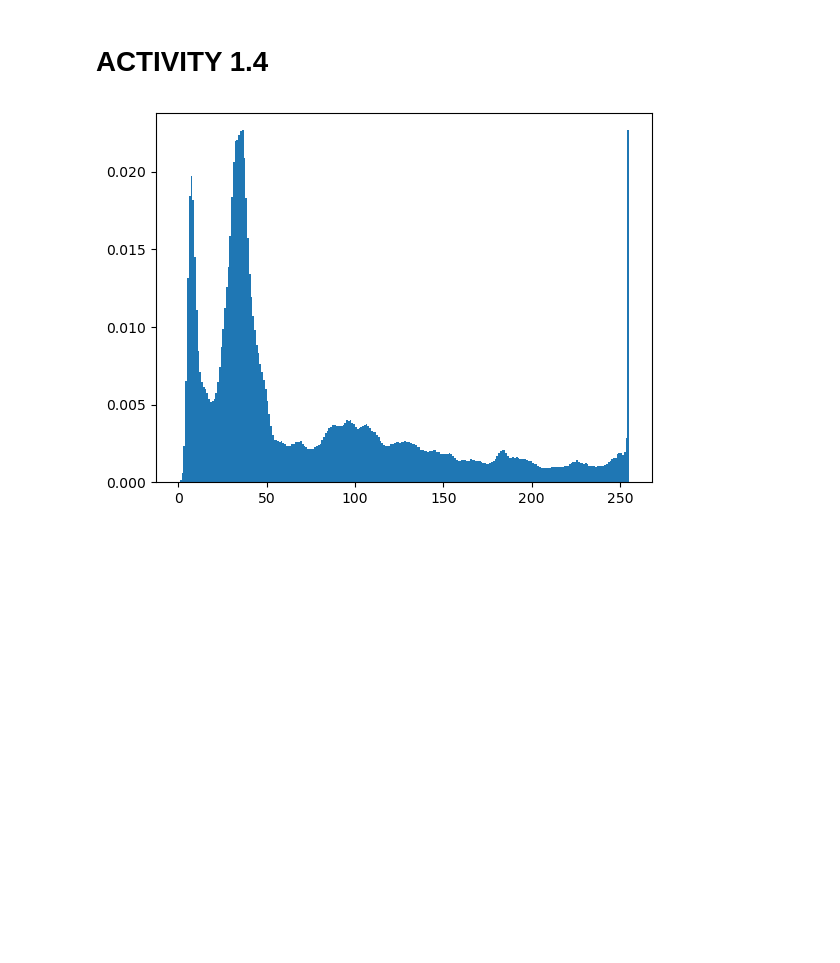
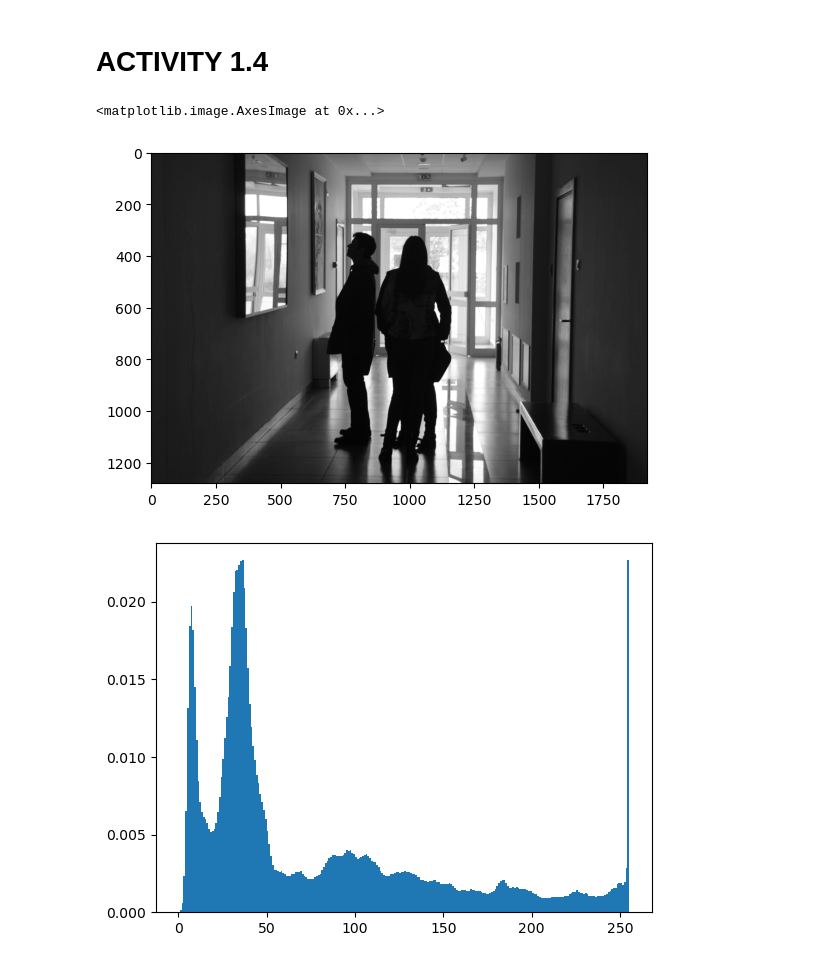
Before and after one commit to genvert/AP_157_FX-2_Vertudez, a Jupyter notebook: Activity 1/Activity 1.ipynb, the cells around one changed output. Saved outputs shown, nothing was run; the diff lists cells and outputs as text; code cells hidden in the pictures; blank space fills up the shorter version.

```diff
--- a/Activity 1/Activity 1.ipynb
+++ b/Activity 1/Activity 1.ipynb
@@ -336,14 +336,15 @@ plt.imshow(dark_img_tweaked)
 # %%
 # HISTOGRAM BACKPROJECTION
 
 import cv2
 dark_img = cv2.imread('dark_image.jpg')
 
 dark_img_gray = cv2.cvtColor(dark_img, cv2.COLOR_BGR2GRAY)
 
-# cv2.imshow('sdfasf',dark_img_gray)
-# cv2.waitKey(0)
-# cv2.destroyAllWindows()
+plt.imshow(dark_img_gray,cmap='gray')
+# %% [output]
+<matplotlib.image.AxesImage at 0x...>
+[figure, added]
 # %%
 x = np.arange(0,256)
 
```
Also changed, not shown: parts of 2 cells of this notebook, 2 other files.
